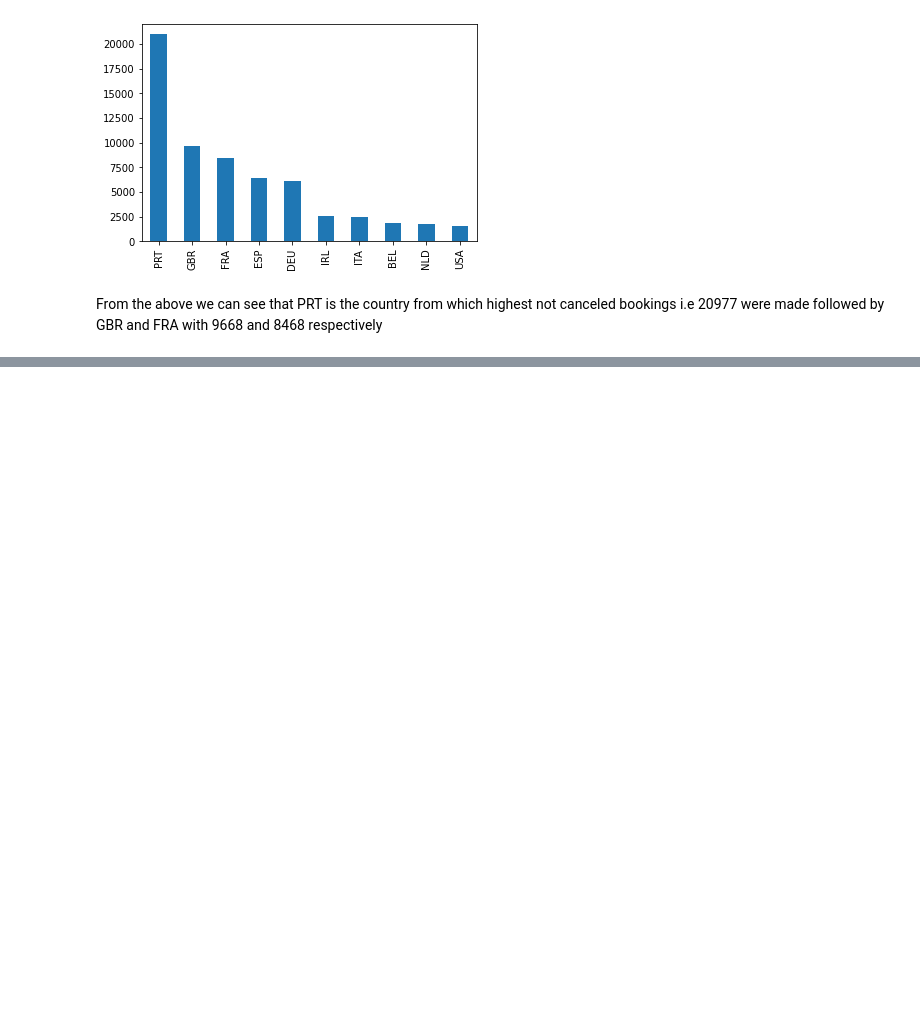
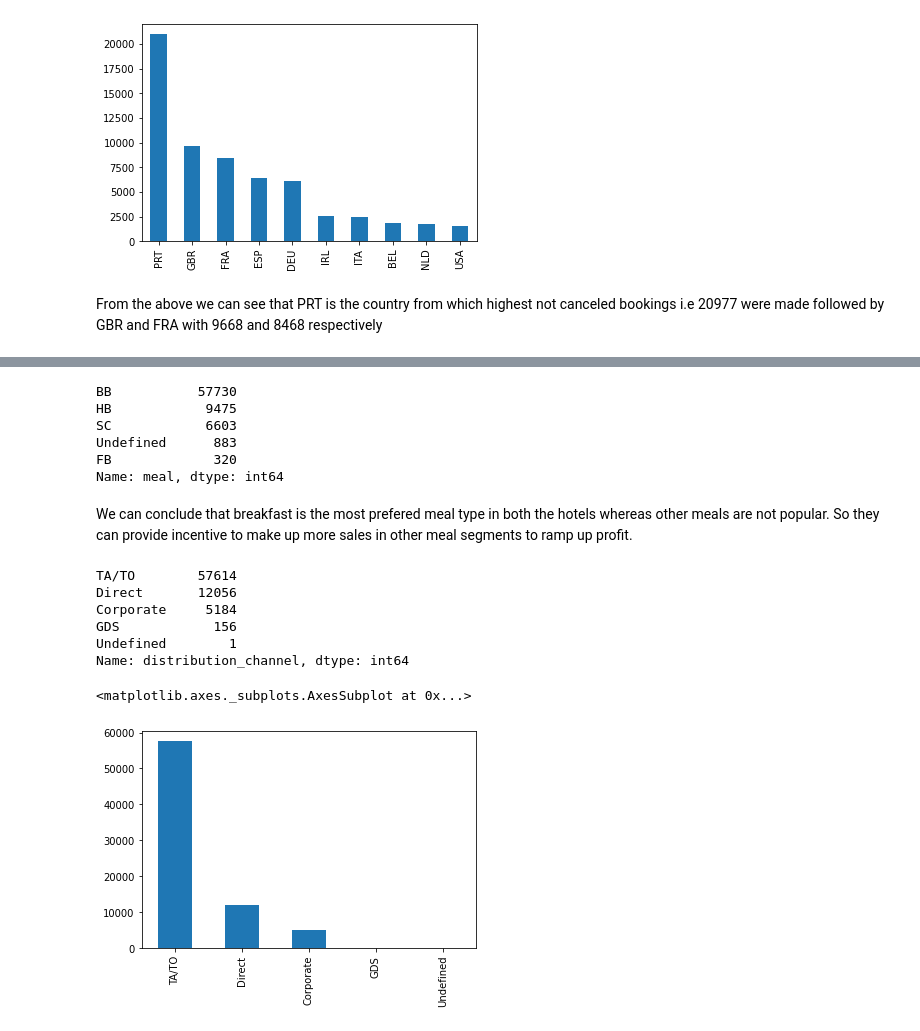
Before and after one commit to jyotirmoy23/Capstone-Project-1, a Jupyter notebook: Copy_of_Hotel_Booking_Analysis_Capstone_Project.ipynb, the cells around one changed output, grey strips where cells are left out. Cells and saved outputs as stored; diff of their text form; code cells hidden in the pictures; blank space fills up the shorter version.

```diff
--- a/Copy_of_Hotel_Booking_Analysis_Capstone_Project.ipynb
+++ b/Copy_of_Hotel_Booking_Analysis_Capstone_Project.ipynb
@@ -329,0 +338,26 @@ From the above we can see that PRT is the country from which highest not cancele
+# %%
+df_not_cancelled['meal'].value_counts()
+# %% [output]
+BB           57730
+HB            9475
+SC            6603
+Undefined      883
+FB             320
+Name: meal, dtype: int64
+# %% [markdown]
+We can conclude that breakfast is the most prefered meal type in both the hotels whereas other meals are not popular. So they can provide incentive to make up more sales in other meal segments to ramp up profit.
+# %%
+# Most Prefered
+df_not_cancelled['distribution_channel'].value_counts()
+# %% [output]
+TA/TO        57614
+Direct       12056
+Corporate     5184
+GDS            156
+Undefined        1
+Name: distribution_channel, dtype: int64
+# %%
+df_not_cancelled['distribution_channel'].value_counts().plot.bar()
+# %% [output]
+<matplotlib.axes._subplots.AxesSubplot at 0x...>
+[figure, added]
```
Also changed, not shown: parts of 7 cells of this notebook.
